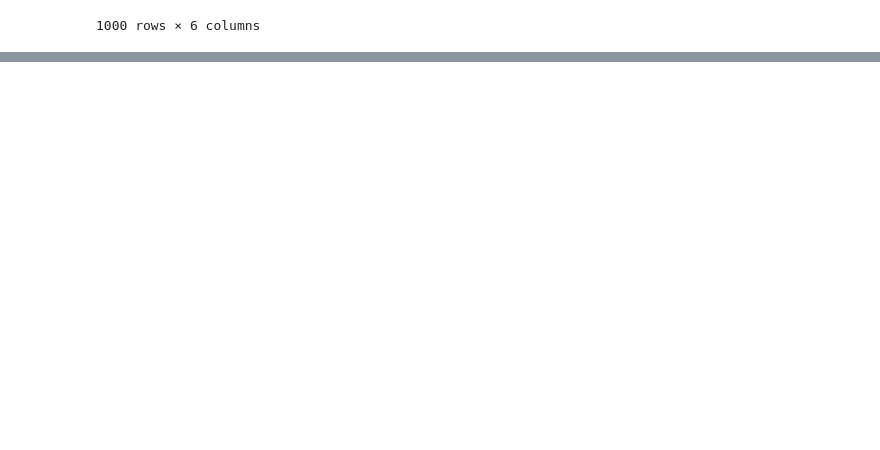
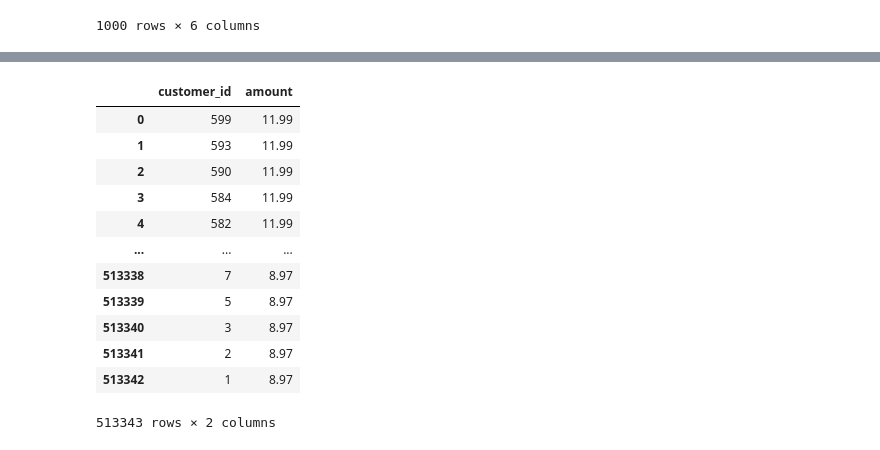
Before and after one commit to JTAytch/GitHub-Desktop--Practice-, a Jupyter notebook: 13 ASSIGNMENT Sakila-Core.ipynb, the cells around one changed output, grey strips where cells are left out. Cells and saved outputs as stored; diff of their text form; code cells hidden in the pictures; blank space fills up the shorter version.

```diff
--- a/13 ASSIGNMENT Sakila-Core.ipynb
+++ b/13 ASSIGNMENT Sakila-Core.ipynb
@@ -94,0 +141,21 @@ pd.read_sql_query(sql, engine)
+# %%
+sql = '''select customer.customer_id, payment.amount
+from customer, payment
+where payment.amount > (SELECT AVG(amount) FROM payment)*2
+ORDER by amount DESC;'''
+
+pd.read_sql_query(sql, engine)
+# %% [output]
+|  | customer_id | amount |
+| 0 | 599 | 11.99 |
+| 1 | 593 | 11.99 |
+| 2 | 590 | 11.99 |
+| 3 | 584 | 11.99 |
+| 4 | 582 | 11.99 |
+| ... | ... | ... |
+| 513338 | 7 | 8.97 |
+| 513339 | 5 | 8.97 |
+| 513340 | 3 | 8.97 |
+| 513341 | 2 | 8.97 |
+| 513342 | 1 | 8.97 |
+513343 rows × 2 columns
```
Also changed, not shown: parts of 7 cells of this notebook.
